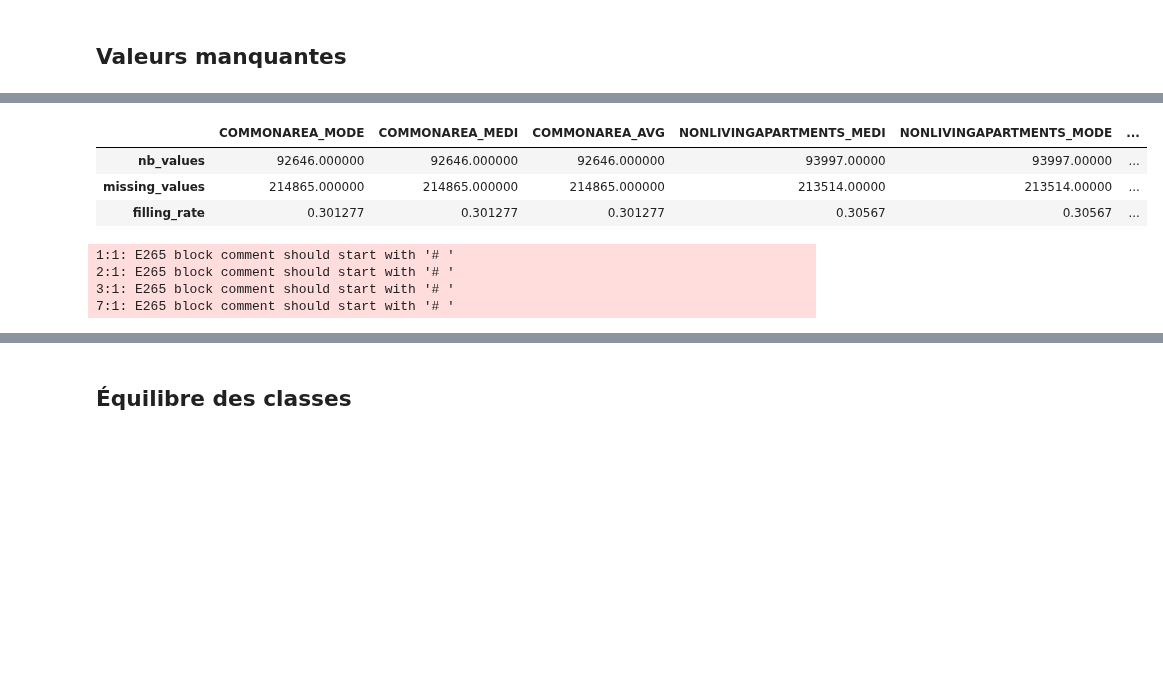
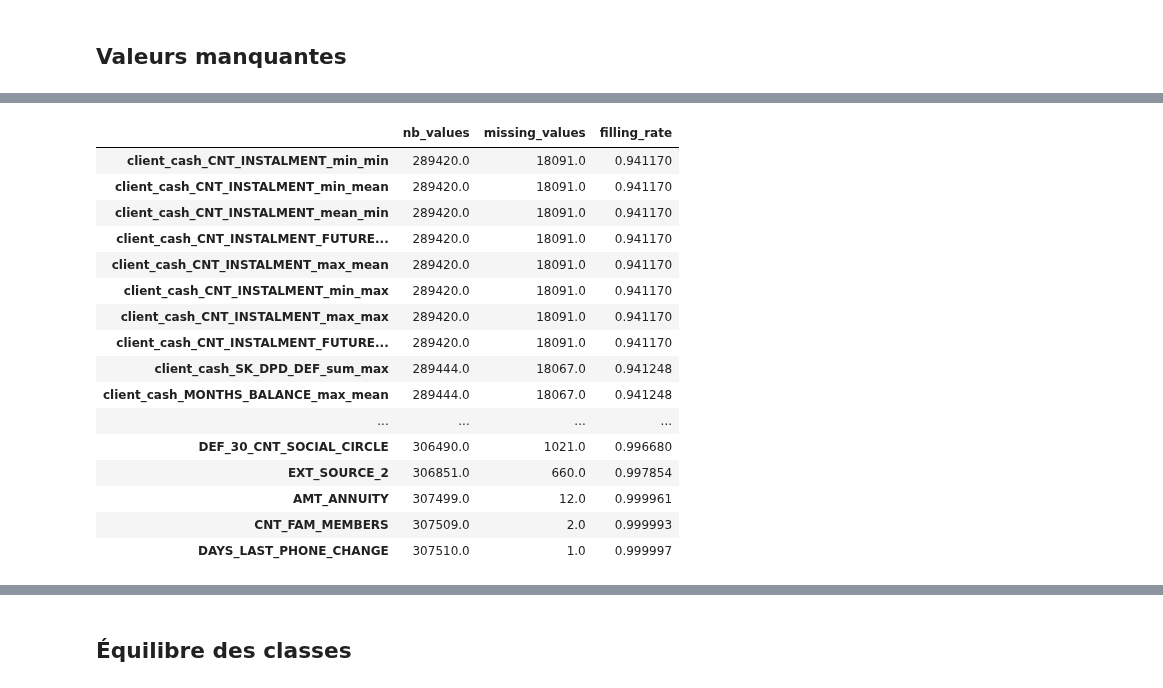
Before and after one commit to bayethiernodiop/Parcours-Data-Scientist, a Jupyter notebook: projet7/projet7_modelisation.ipynb, the cells around one changed output, grey strips where cells are left out. Drawn from its saved outputs; the diff is of its cells as text; code cells hidden in the pictures; blank space fills up the shorter version.

```diff
--- a/projet7/projet7_modelisation.ipynb
+++ b/projet7/projet7_modelisation.ipynb
@@ -59,0 +39,6 @@ for name, data_df in dict_df.items():
+# %%
+train = pd.read_csv('data/raw/m_train_small.csv')
+test = pd.read_csv('data/raw/m_test_small.csv')
+
+print('Training set full shape: ', train.shape)
+print('Testing set full shape: ' , test.shape)
@@ -60 +59,5 @@ for name, data_df in dict_df.items():
+# %%
+# Indexing on SK_ID_CURR, both for train and test sets
+train = train.set_index('SK_ID_CURR')
+test = test.set_index('SK_ID_CURR')
 # %% [markdown]
@@ -205,0 +192,27 @@ ValueError: too many values to unpack (expected 3)
+# %%
+# Dropping the columns where filling rate < 80%
+# ----------------------------------------------
+
+def get_features_under_filling_threshold(features_df, threshold=0.8):
+    # computing the filling rates
+    col_fillings = columns_filling_rate(features_df, columns='all', missing_only=True)
+
+    # creating a mask for filling rate < threshold
+    mask = col_fillings['filling_rate'] < threshold
+
+    # getting the list of features
+    set_cols_to_delete = set(col_fillings[mask].index)
+    return set_cols_to_delete
+
+
+set_cols_to_delete_train = get_features_under_filling_threshold(train, threshold=0.9)
+set_cols_to_delete_test = get_features_under_filling_threshold(train, threshold=0.9)
+set_cols_to_delete = set_cols_to_delete_train.union(set_cols_to_delete_test)
+
+# deleting the rows both in train set and test set
+train = train.drop(columns=set_cols_to_delete)
+test = test.drop(columns=set_cols_to_delete)
+
+global_filling_rate(train)
+print(train.shape)
+print(test.shape)
@@ -206,23 +229,20 @@ ValueError: too many values to unpack (expected 3)
 # %%
-col_fillings = columns_filling_rate(data, columns='all', missing_only=True)
-col_fillings.T
+columns_filling_rate(train, columns='all', missing_only=True)
 # %% [output]
-|  | COMMONAREA_MODE | COMMONAREA_MEDI | COMMONAREA_AVG | NONLIVINGAPARTMENTS_MEDI | NONLIVINGAPARTMENTS_MODE | ... |
-| nb_values | 92646.000000 | 92646.000000 | 92646.000000 | 93997.00000 | 93997.00000 | ... |
-| missing_values | 214865.000000 | 214865.000000 | 214865.000000 | 213514.00000 | 213514.00000 | ... |
-| filling_rate | 0.301277 | 0.301277 | 0.301277 | 0.30567 | 0.30567 | ... |
+|  | nb_values | missing_values | filling_rate |
+| client_cash_CNT_INSTALMENT_min_min | 289420.0 | 18091.0 | 0.941170 |
+| client_cash_CNT_INSTALMENT_min_mean | 289420.0 | 18091.0 | 0.941170 |
+| client_cash_CNT_INSTALMENT_mean_min | 289420.0 | 18091.0 | 0.941170 |
+| client_cash_CNT_INSTALMENT_FUTURE... | 289420.0 | 18091.0 | 0.941170 |
+| client_cash_CNT_INSTALMENT_max_mean | 289420.0 | 18091.0 | 0.941170 |
+| client_cash_CNT_INSTALMENT_min_max | 289420.0 | 18091.0 | 0.941170 |
+| client_cash_CNT_INSTALMENT_max_max | 289420.0 | 18091.0 | 0.941170 |
+| client_cash_CNT_INSTALMENT_FUTURE... | 289420.0 | 18091.0 | 0.941170 |
+| client_cash_SK_DPD_DEF_sum_max | 289444.0 | 18067.0 | 0.941248 |
+| client_cash_MONTHS_BALANCE_max_mean | 289444.0 | 18067.0 | 0.941248 |
+| ... | ... | ... | ... |
+| DEF_30_CNT_SOCIAL_CIRCLE | 306490.0 | 1021.0 | 0.996680 |
+| EXT_SOURCE_2 | 306851.0 | 660.0 | 0.997854 |
+| AMT_ANNUITY | 307499.0 | 12.0 | 0.999961 |
+| CNT_FAM_MEMBERS | 307509.0 | 2.0 | 0.999993 |
+| DAYS_LAST_PHONE_CHANGE | 307510.0 | 1.0 | 0.999997 |
-# %%
-# Dropping the columns where filling rate < 80%
-# ----------------------------------------------
-# creating a mask for filling rate < 80%
-mask = col_fillings['filling_rate'] < 0.80
-# getting the list of features
-list_cols_to_delete = list(col_fillings[mask].index)
-# deleting the rows
-data_cleaned = data.drop(columns=list_cols_to_delete)
-global_filling_rate(data_cleaned)
-# %% [output]
-1:1: E265 block comment should start with '# '
-2:1: E265 block comment should start with '# '
-3:1: E265 block comment should start with '# '
-7:1: E265 block comment should start with '# '
```
Also changed, not shown: parts of 149 cells of this notebook, 9 other files.
